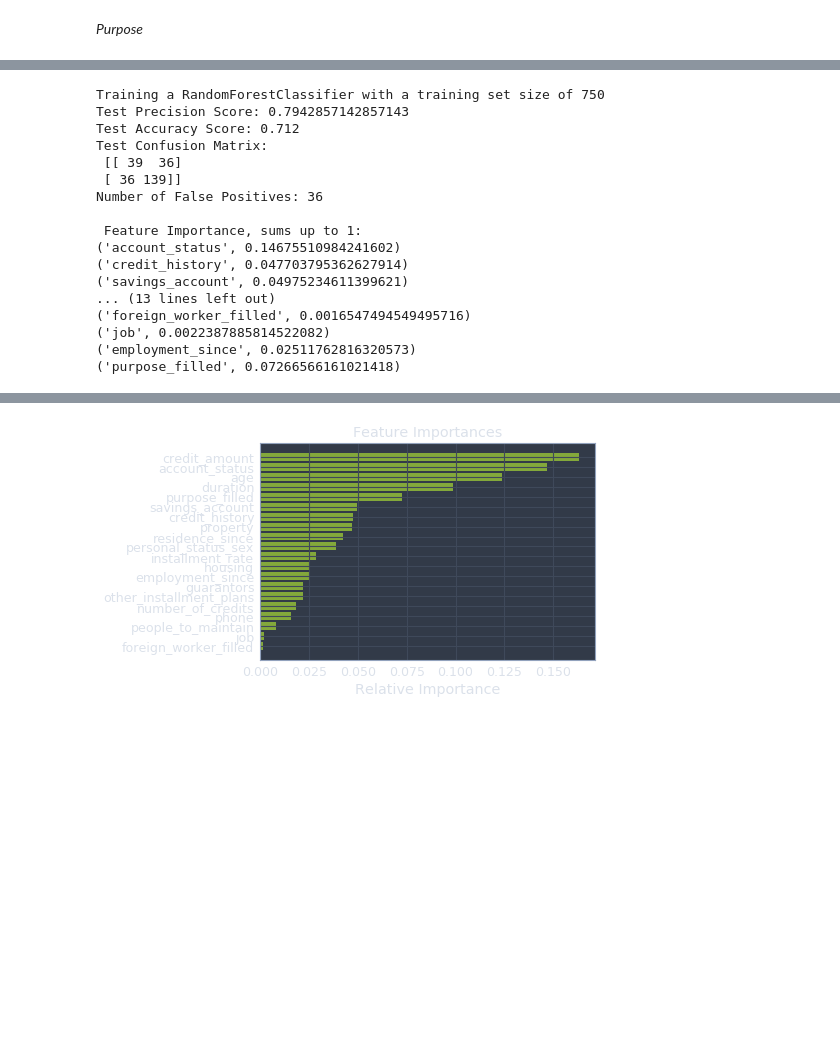
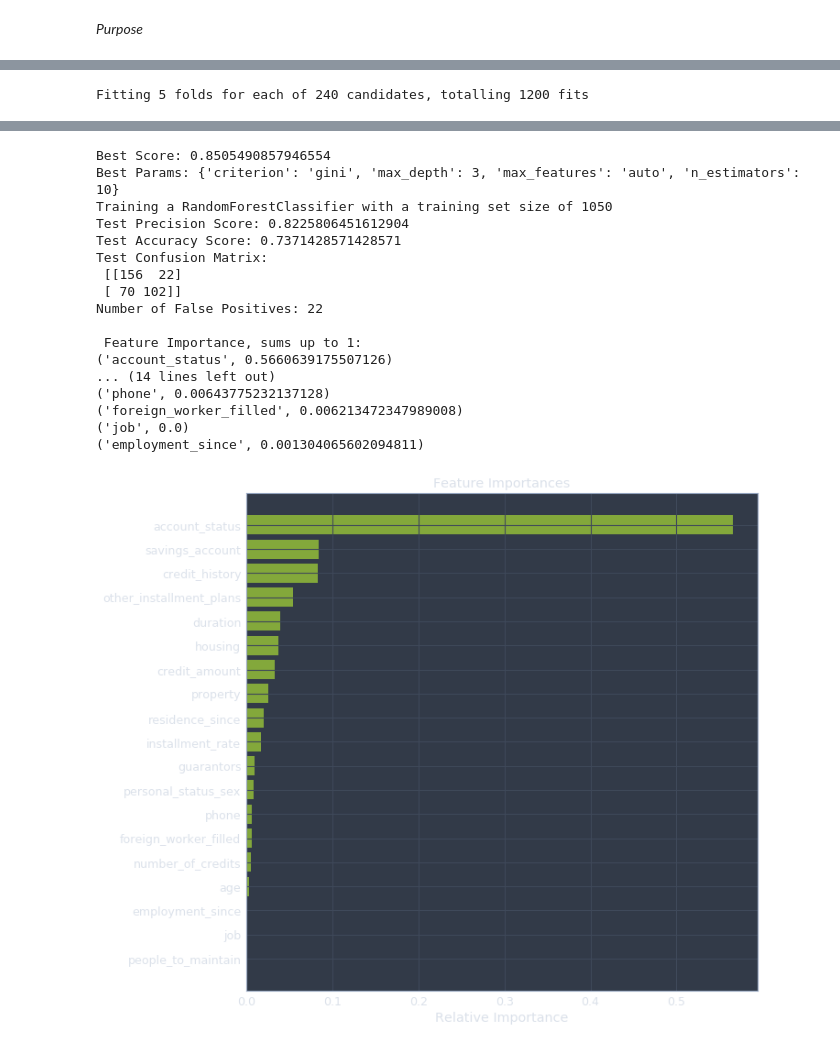
Before and after one commit to alyonavyshnevska/intelligent_data_analysis, a Jupyter notebook: Final_Project/FinalProject.ipynb, the cells around one changed output, grey strips where cells are left out. Saved outputs shown, nothing was run; the diff lists cells and outputs as text; code cells hidden in the pictures; blank space fills up the shorter version.

```diff
--- a/Final_Project/FinalProject.ipynb
+++ b/Final_Project/FinalProject.ipynb
@@ -942,11 +979,32 @@ Great! Binarising the feature helps to classify between unemployed / employed. N
+# %%
+def ridge_grid_search(df_with_na, df_X, target_col):
+
+    _, X_train, y_train, X_test = split_data_missing_vals(
+        df_with_na, df_X, target_col)
+
+    # prepare a range of alpha values to test
+    params = {'solver': ['auto', 'svd', 'lsqr'],
+             'alpha': [1,0.1,0.01,0.001,0.0001,0]}
+    # create and fit a ridge regression model, testing each alpha
+    model = RidgeClassifier()
+
+    # optimised by cross-validated grid-search over a parameter grid.
+    grid = GridSearchCV(estimator=model, param_grid=params)
+    grid.fit(X_train, y_train)
+    # summarize the results of the grid search
+    print(f'Best Score: {grid.best_score_}')
+    print(f'Best alpha: {grid.best_estimator_.alpha}')
+    print(f'Best solver: {grid.best_estimator_.solver}')
+
+    return grid.best_estimator_
 # %%
-df_job = replace_features(df, "job", [0, 1, 1, 1])
+clf = ridge_grid_search(df_job, df_X_onehot, 'job')
 
 col_job = predict_column(
-    clf, df_job, df_X_onehot, "job")
+    clf, df_job, df_X_enc, "job")
 filled_cols['job_filled'] = col_job
 missing_columns.remove('job')
 
-df_X_onehot = (pd.concat([df_X_onehot, col_job], axis=1))
+df_X_onehot = (pd.concat([df_X_onehot, filled_cols['job_filled']], axis=1))
 df_X_enc = (pd.concat([df_X_enc, col_job], axis=1))
 # %% [output]
@@ -1054,8 +1088,11 @@ Cross Validation accuracy: 0.77 (+/- 0.02)
 Cross Validation f1_micro: 0.70 (+/- 0.13)
 # %%
 df_empl_since = replace_features(df, 'employment_since', [0, 0, 1, 1, 1])
+
+clf = ridge_grid_search(df_empl_since, df_X_onehot, 'employment_since')
+
 col_empl_since = predict_column(
-    RidgeClassifier(), df_empl_since, df_X_onehot, 'employment_since')
+    clf, df_empl_since, df_X_onehot, 'employment_since')
 filled_cols['employment_since_filled'] = col_empl_since
 missing_columns.remove('employment_since')
 
@@ -1121,3 +1171,0 @@ filled_cols.head()
-# %%
-df_X_onehot = (pd.concat([df_X_onehot, filled_cols['purpose_filled']], axis=1))
-df_X_enc = (pd.concat([df_X_enc, filled_cols['purpose_filled']], axis=1))
@@ -1126,27 +1197,12 @@ df_X_enc = (pd.concat([df_X_enc, filled_cols['purpose_filled']], axis=1))
 # Add foreign Worker feature to classification
 # Thry the classifier with additional feature
 X_train, X_test, y_train, y_test = train_test_split(
-    df_X_enc, label, test_size = 0.25, random_state=4)
+    df_X_enc, label_enc, test_size = 0.25, random_state=1)
 
-clf = RandomForestClassifier(max_features = 20)
+clf = randomforestclf_grid_search(X_train, y_train, X_test, y_test)
+
 y_pred = train_predict(clf, X_train, y_train, X_test, y_test=None)
 evaluate_test(y_test, y_pred)
 display_feature_importance(clf)
 # %% [output]
-Training a RandomForestClassifier with a training set size of 750
-Test Precision Score: 0.7942857142857143
-Test Accuracy Score: 0.712
-Test Confusion Matrix:
- [[ 39  36]
- [ 36 139]]
-Number of False Positives: 36
-
- Feature Importance, sums up to 1:
-('account_status', 0.14675510984241602)
-('credit_history', 0.047703795362627914)
-('savings_account', 0.04975234611399621)
-... (13 lines left out)
-('foreign_worker_filled', 0.0016547494549495716)
-('job', 0.0022387885814522082)
-('employment_since', 0.02511762816320573)
-('purpose_filled', 0.07266566161021418)
+Fitting 5 folds for each of 240 candidates, totalling 1200 fits
@@ -1153,4 +1211,21 @@ Number of False Positives: 36
+Best Score: 0.8505490857946554
+Best Params: {'criterion': 'gini', 'max_depth': 3, 'max_features': 'auto', 'n_estimators': 10}
+Training a RandomForestClassifier with a training set size of 1050
+Test Precision Score: 0.8225806451612904
+Test Accuracy Score: 0.7371428571428571
+Test Confusion Matrix:
+ [[156  22]
+ [ 70 102]]
+Number of False Positives: 22
+
+ Feature Importance, sums up to 1:
+('account_status', 0.5660639175507126)
+... (14 lines left out)
+('phone', 0.00643775232137128)
+('foreign_worker_filled', 0.006213472347989008)
+('job', 0.0)
+('employment_since', 0.001304065602094811)
-[figure, old version]
+[figure, new version]
 # %%
 def plot_confusion_matrix(y_true, y_pred, classes,
                           normalize=False,
```
Also changed, not shown: parts of 51 cells of this notebook.
